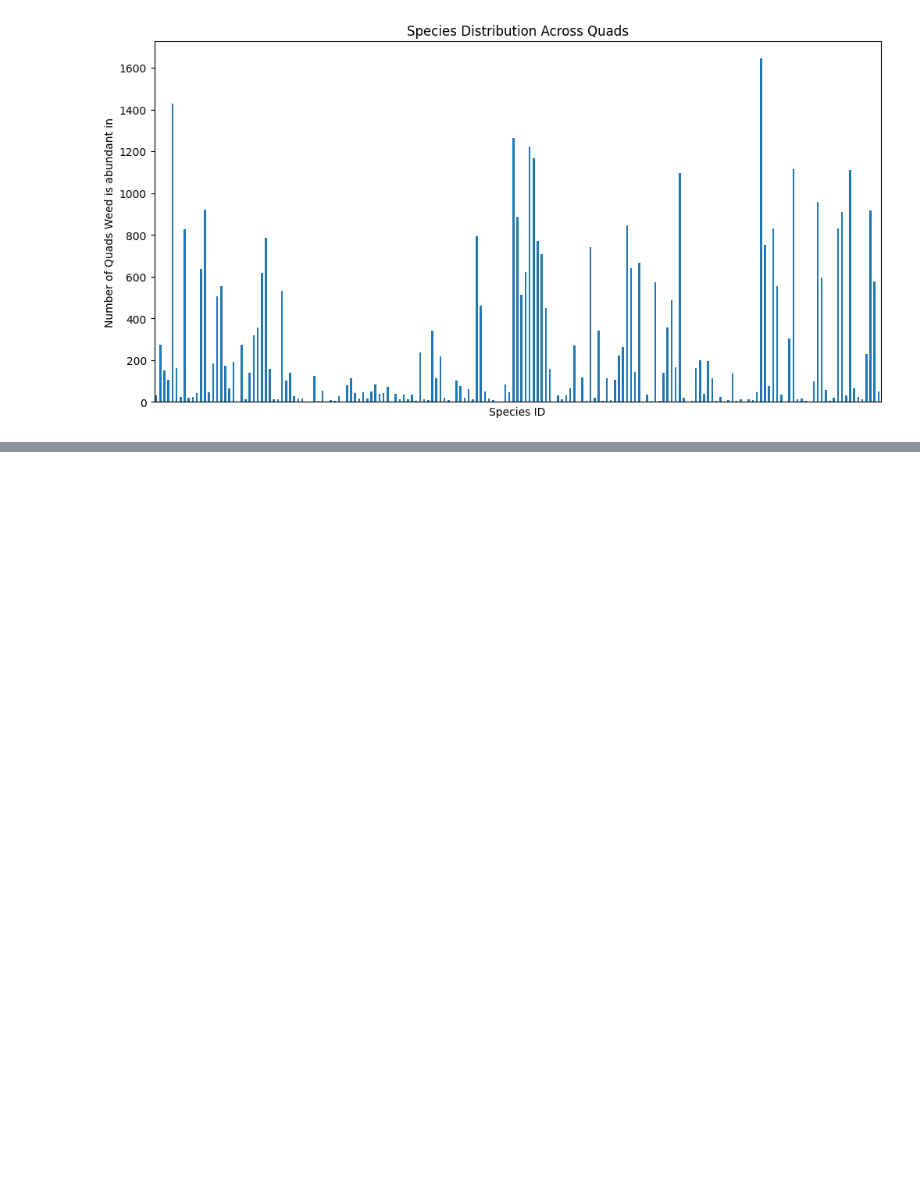
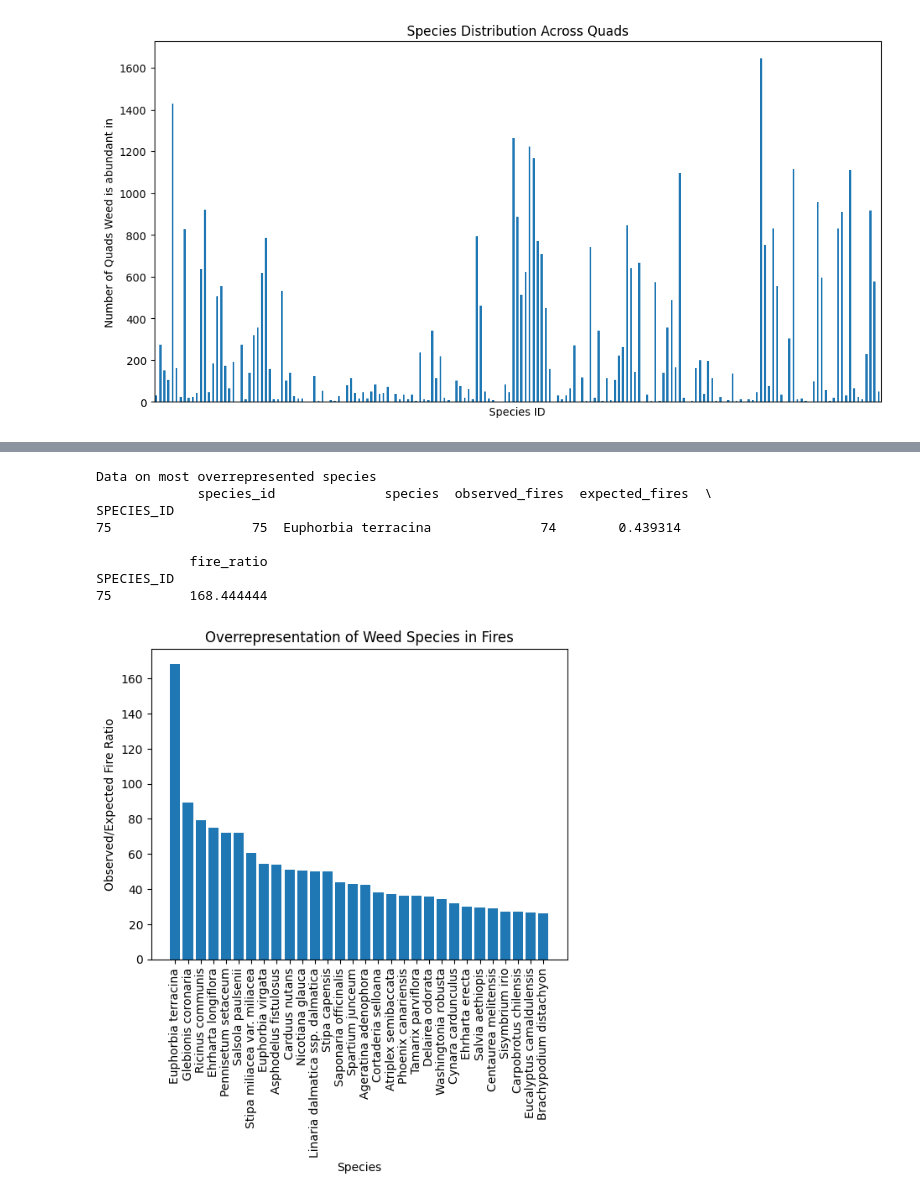
Before and after one commit to Ljosha/Fire_Plants, a Jupyter notebook: test_shapefile.ipynb, the cells around one changed output, grey strips where cells are left out. Drawn from its saved outputs; the diff is of its cells as text; code cells hidden in the pictures; blank space fills up the shorter version.

```diff
--- a/test_shapefile.ipynb
+++ b/test_shapefile.ipynb
@@ -331,0 +247,47 @@ Species in class 3: [2, 6, 9, 13, 14, 17, 18, 29, 30, 35, 82, 97, 98, 106, 108,
+# %%
+# Total number of fires
+total_fires = len(intersection) #intersection is fires in California
+
+# Proportion of quads occupied by each species
+species_proportion = species_quad / species_quad.sum()
+
+# Expected number of fires for each species
+expected_fires = species_proportion * total_fires
+
+# Calculate the ratio of observed to expected fires
+fire_ratio = species_fire_count / expected_fires
+
+
+
+# Create a DataFrame for analysis
+flammability_data = pd.DataFrame({
+    "species_id": species_ids,
+    "species": species_names,
+    "observed_fires": species_fire_count,
+    "expected_fires": expected_fires,
+    "fire_ratio": fire_ratio
+})
+
+
+# Sort by fire ratio to find the most overrepresented species
+flammability_data = flammability_data.sort_values(by="fire_ratio", ascending=False)
+flammability_data = flammability_data[:30]
+
+print("Data on most overrepresented species\n", flammability_data.head(1))
+
+plt.bar(flammability_data["species"], flammability_data["fire_ratio"])
+plt.xlabel("Species")
+plt.xticks(rotation=90)  # Make x-axis labels vertical
+plt.ylabel("Observed/Expected Fire Ratio")
+plt.title("Overrepresentation of Weed Species in Fires")
+plt.show()
+# %% [output]
+Data on most overrepresented species
+             species_id              species  observed_fires  expected_fires  \
+SPECIES_ID
+75                  75  Euphorbia terracina              74        0.439314
+
+            fire_ratio
+SPECIES_ID
+75          168.444444
+[figure, added]
```
Also changed, not shown: parts of 23 cells of this notebook.
